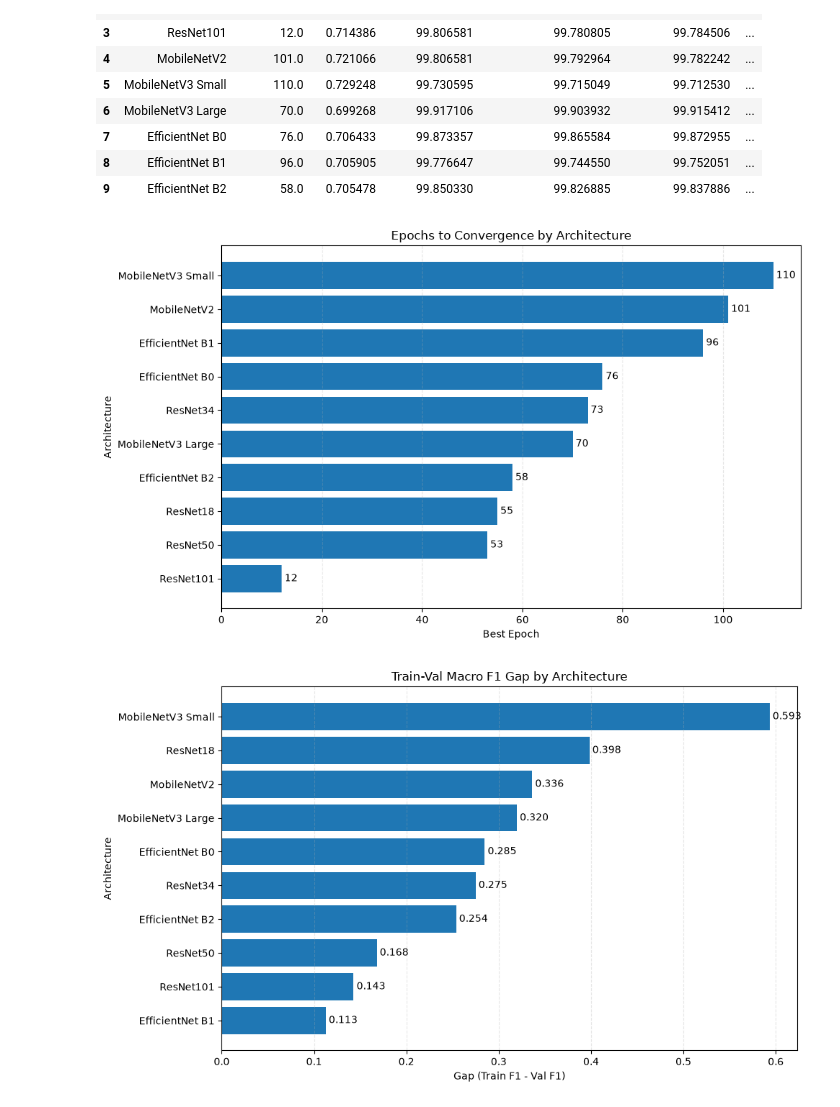
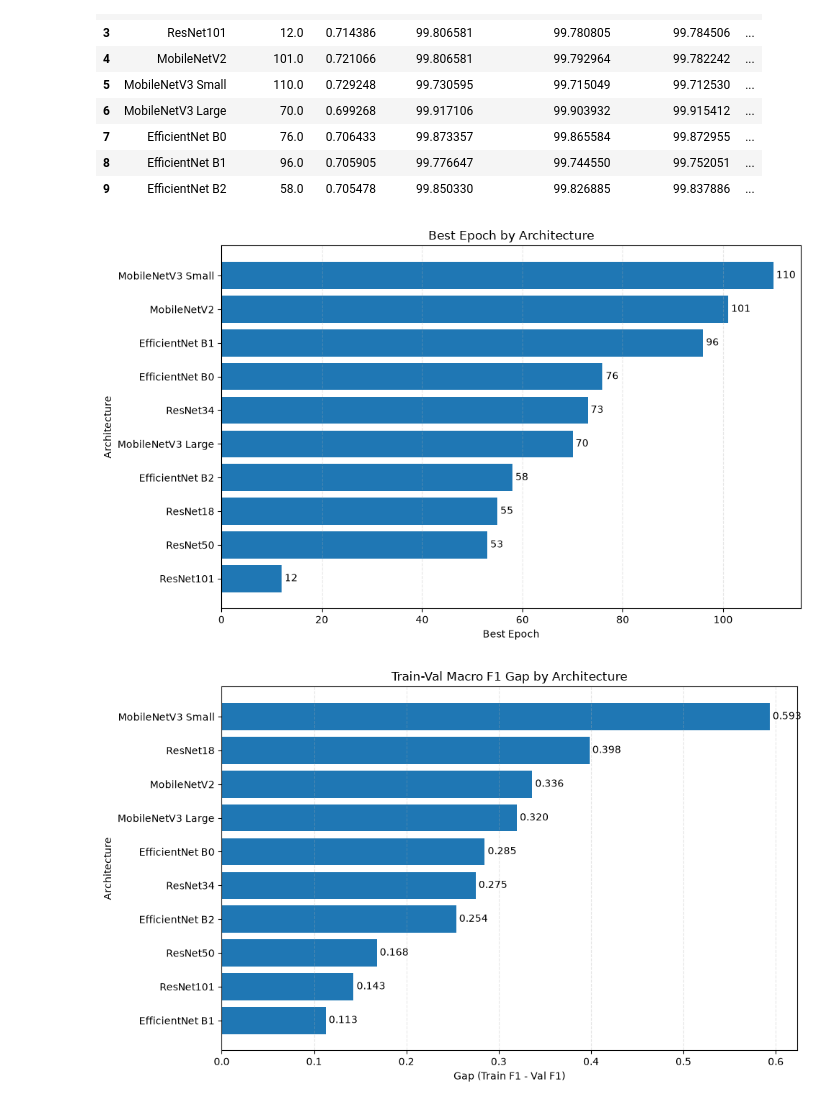
Before and after one commit to Juan-Antonio-24/plant-disease-cnn-benchmark, a Jupyter notebook: results/analysis_results.ipynb, the cells around one changed output. Cells and saved outputs as stored; diff of their text form; code cells hidden in the pictures.

Commit message:
docs: update README and result visualizations

```diff
--- a/results/analysis_results.ipynb
+++ b/results/analysis_results.ipynb
@@ -224,20 +223,28 @@ train_val_results
 # %%
 train_val_sorted = train_val_results.sort_values("Best_Epoch")
 
 fig, ax = plt.subplots(figsize=(10, 6))
+
 bars = ax.barh(train_val_sorted["Model"], train_val_sorted["Best_Epoch"])
+
 ax.bar_label(bars, fmt="%.0f", padding=3)
 
-ax.set_title("Epochs to Convergence by Architecture")
+ax.set_title("Best Epoch by Architecture")
+
 ax.set_xlabel("Best Epoch")
+
 ax.set_ylabel("Architecture")
+
 ax.grid(axis="x", linestyle="--", alpha=0.3)
 
 plt.tight_layout()
-plt.savefig(route_graphs_train_val / "epochs_to_converge.png", dpi=300, bbox_inches="tight")
+
+plt.savefig(route_graphs_train_val / "best_epoch_by_architecture.png",
+            dpi=300, bbox_inches="tight")
+
 plt.show()
 # %% [output]
-[figure, old version]
+[figure, new version]
 # %%
 train_val_results["F1_Gap"] = train_val_results["Train_Macro_F1"] - train_val_results["Val_Macro_F1"]
 gap_sorted = train_val_results.sort_values("F1_Gap")
```
Also changed, not shown: parts of 1 cell of this notebook, 3 other files.
